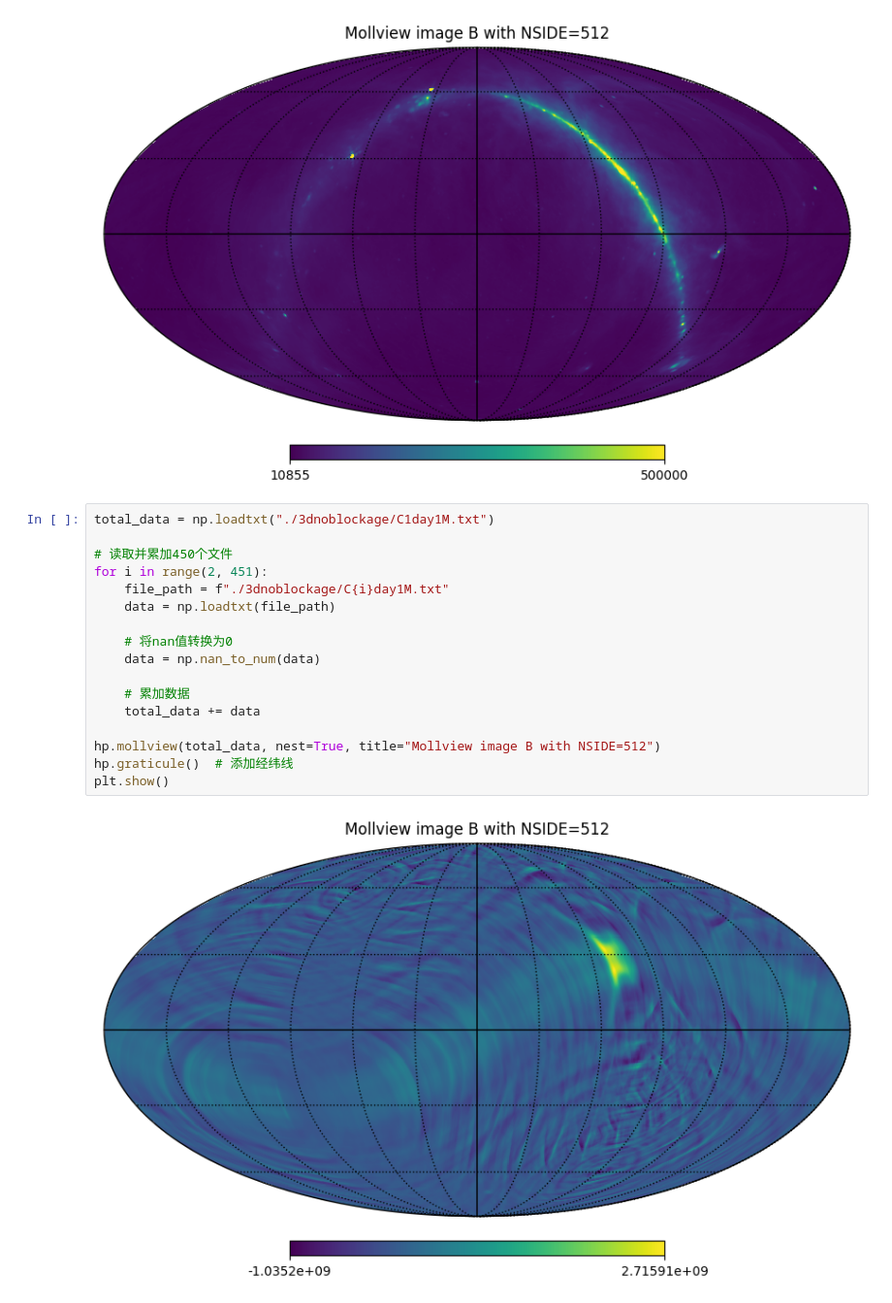
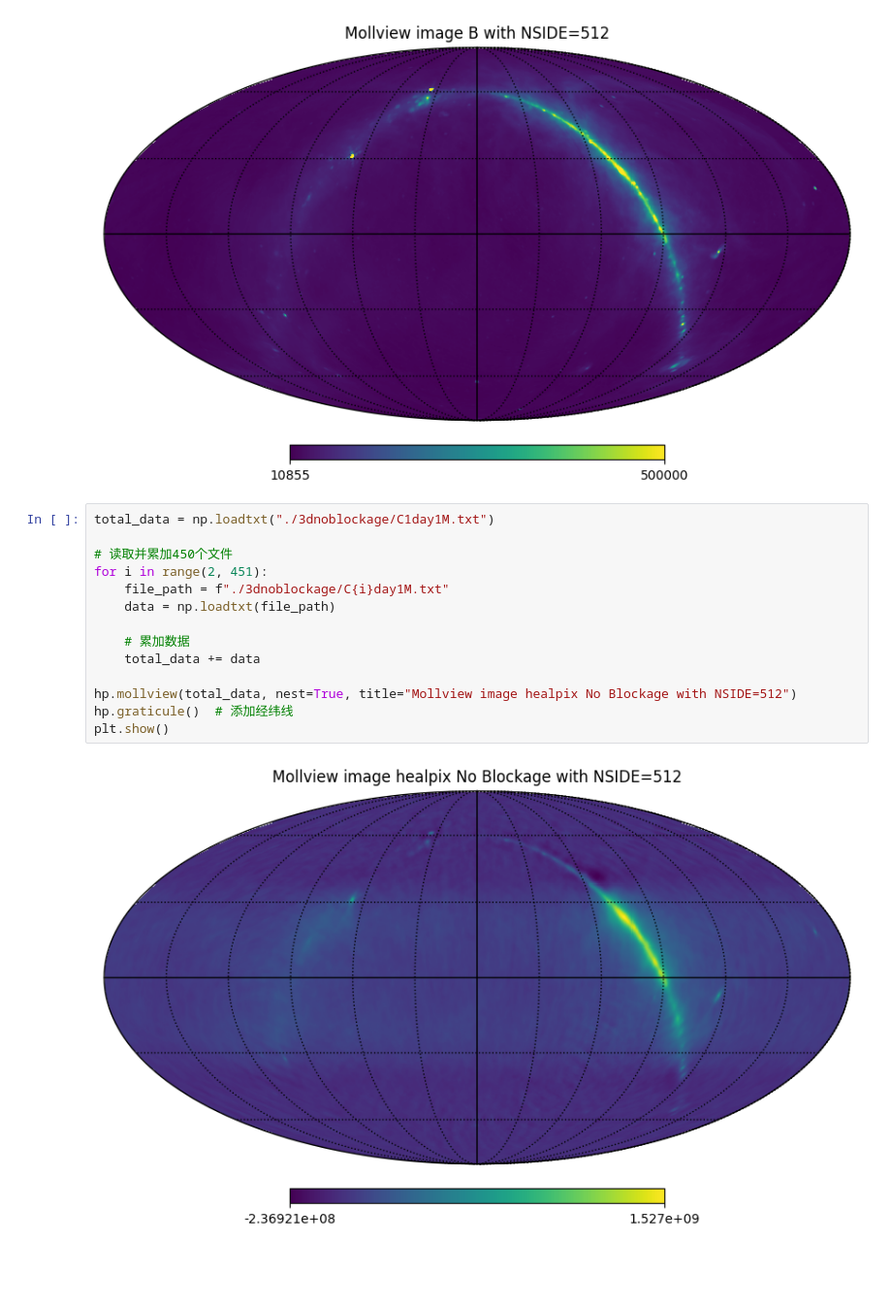
Before and after one commit to SSshuishui/viss_optimize_3d, a Jupyter notebook: healpix3d_noblockage.ipynb, the cells around one changed output. Shown at 97% size. Saved outputs shown, nothing was run; the diff lists cells and outputs as text; blank space fills up the shorter version.

```diff
--- a/healpix3d_noblockage.ipynb
+++ b/healpix3d_noblockage.ipynb
@@ -28,19 +28,16 @@ plt.show()
 # %%
 total_data = np.loadtxt("./3dnoblockage/C1day1M.txt")
 
 # 读取并累加450个文件
 for i in range(2, 451):
     file_path = f"./3dnoblockage/C{i}day1M.txt"
     data = np.loadtxt(file_path)
 
-    # 将nan值转换为0
-    data = np.nan_to_num(data)
-
     # 累加数据
     total_data += data
 
-hp.mollview(total_data, nest=True, title="Mollview image B with NSIDE=512")
+hp.mollview(total_data, nest=True, title="Mollview image healpix No Blockage with NSIDE=512")
 hp.graticule()  # 添加经纬线
 plt.show()
 # %% [output]
-[figure, old version]
+[figure, new version]
```
Also changed, not shown: parts of 1 cell of this notebook, 7 other files.
